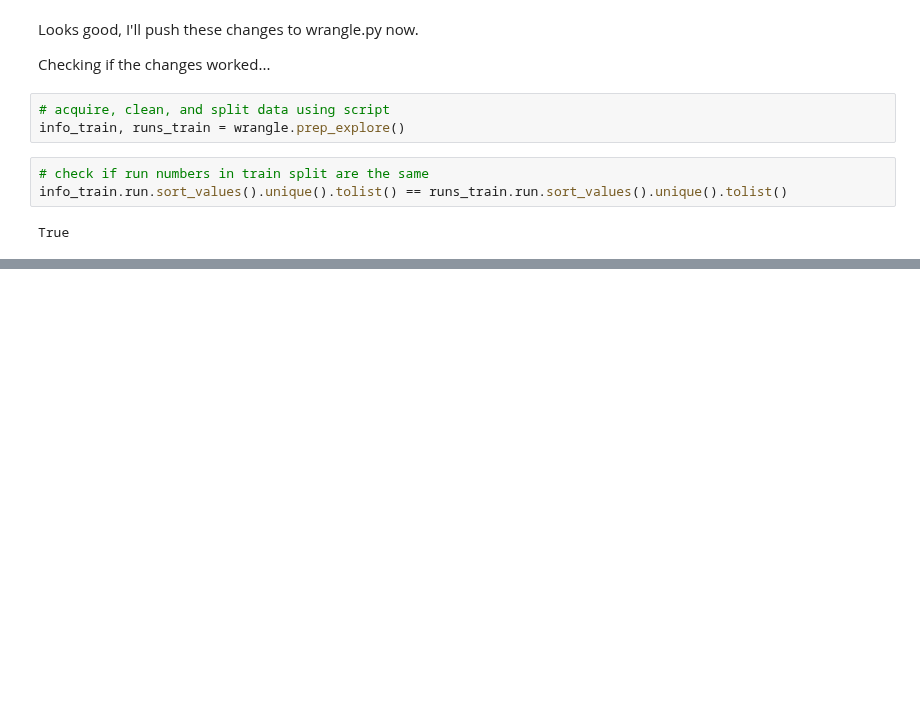
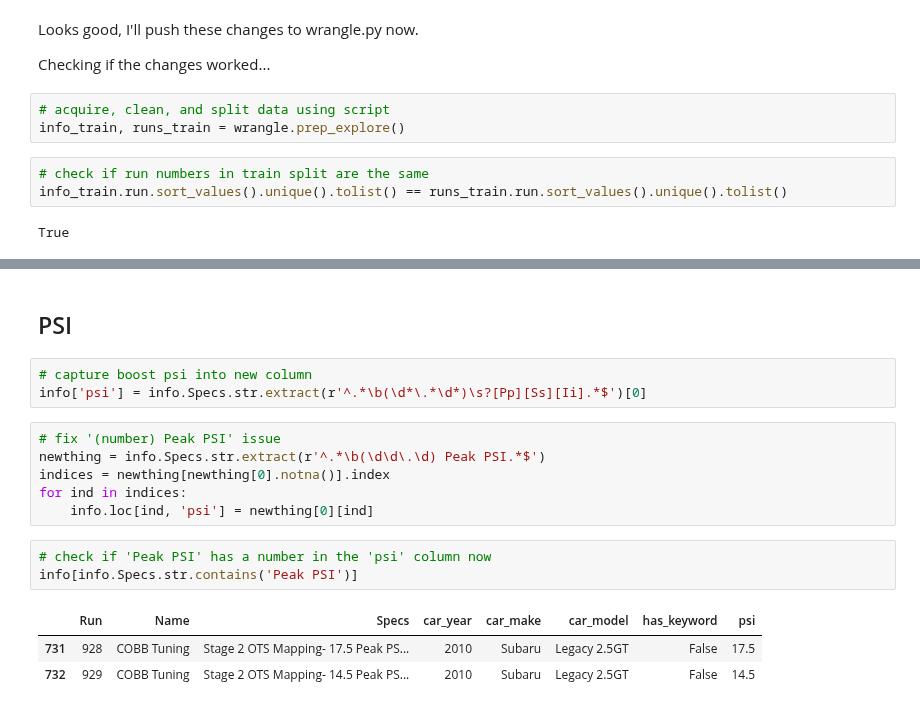
Before and after one commit to JacobPaxton/engine-performance, a Jupyter notebook: wrangle.ipynb, the cells around one changed output, grey strips where cells are left out. Saved outputs shown, nothing was run; the diff lists cells and outputs as text; blank space fills up the shorter version.

```diff
--- a/wrangle.ipynb
+++ b/wrangle.ipynb
@@ -299,0 +340,18 @@ True
+# %% [markdown]
+## PSI
+# %%
+# capture boost psi into new column
+info['psi'] = info.Specs.str.extract(r'^.*\b(\d*\.*\d*)\s?[Pp][Ss][Ii].*$')[0]
+# %%
+# fix '(number) Peak PSI' issue
+newthing = info.Specs.str.extract(r'^.*\b(\d\d\.\d) Peak PSI.*$')
+indices = newthing[newthing[0].notna()].index
+for ind in indices:
+    info.loc[ind, 'psi'] = newthing[0][ind]
+# %%
+# check if 'Peak PSI' has a number in the 'psi' column now
+info[info.Specs.str.contains('Peak PSI')]
+# %% [output]
+|  | Run | Name | Specs | car_year | car_make | car_model | has_keyword | psi |
+| 731 | 928 | COBB Tuning | Stage 2 OTS Mapping- 17.5 Peak PS... | 2010 | Subaru | Legacy 2.5GT | False | 17.5 |
+| 732 | 929 | COBB Tuning | Stage 2 OTS Mapping- 14.5 Peak PS... | 2010 | Subaru | Legacy 2.5GT | False | 14.5 |
```
Also changed, not shown: parts of 25 cells of this notebook.
